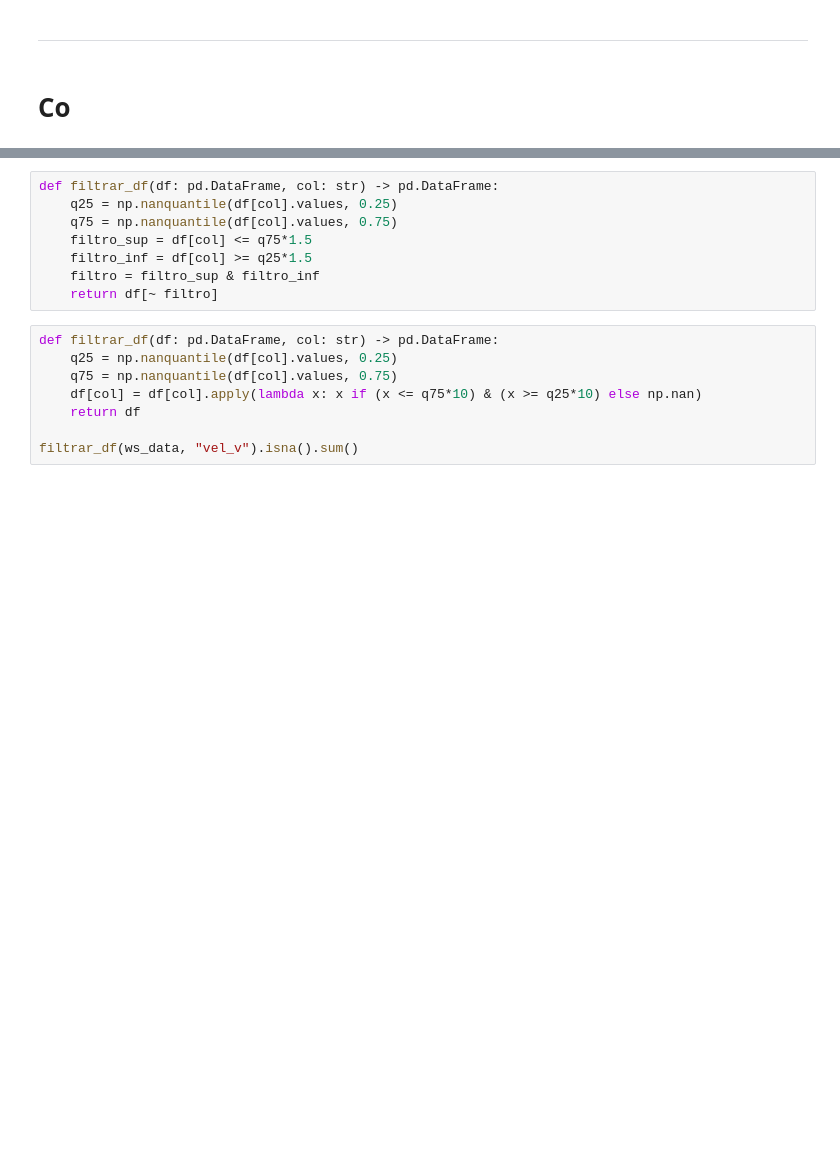
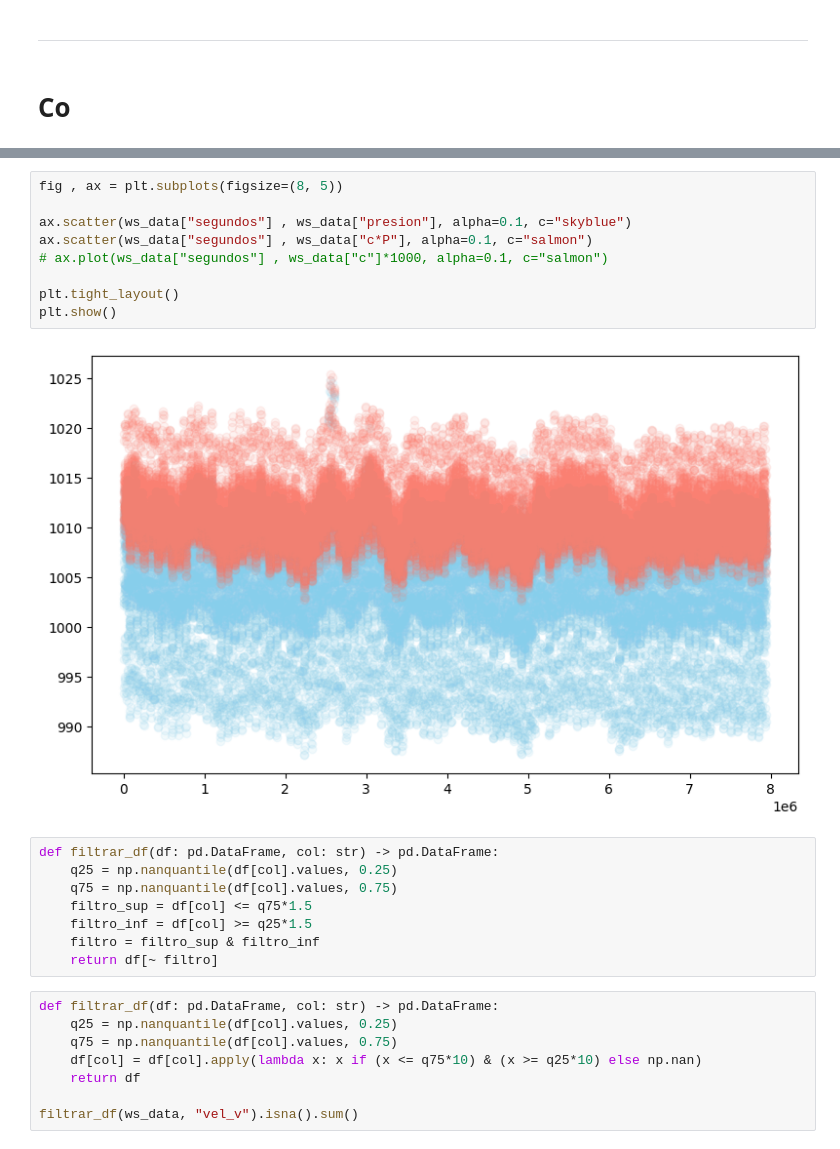
Before and after one commit to sagomeza1/pinns, a Jupyter notebook: cuadernos/exploracion.ipynb, the cells around one changed output, grey strips where cells are left out. Saved outputs shown, nothing was run; the diff lists cells and outputs as text; blank space fills up the shorter version.

```diff
--- a/cuadernos/exploracion.ipynb
+++ b/cuadernos/exploracion.ipynb
@@ -335,3 +384,14 @@ plt.show()
+# %%
+fig , ax = plt.subplots(figsize=(8, 5))
+
+ax.scatter(ws_data["segundos"] , ws_data["presion"], alpha=0.1, c="skyblue")
+ax.scatter(ws_data["segundos"] , ws_data["c*P"], alpha=0.1, c="salmon")
+# ax.plot(ws_data["segundos"] , ws_data["c"]*1000, alpha=0.1, c="salmon")
+
+plt.tight_layout()
+plt.show()
+# %% [output]
+[figure, added]
 # %%
 def filtrar_df(df: pd.DataFrame, col: str) -> pd.DataFrame:
     q25 = np.nanquantile(df[col].values, 0.25)
```
Also changed, not shown: parts of 20 cells of this notebook, 1 other file.
